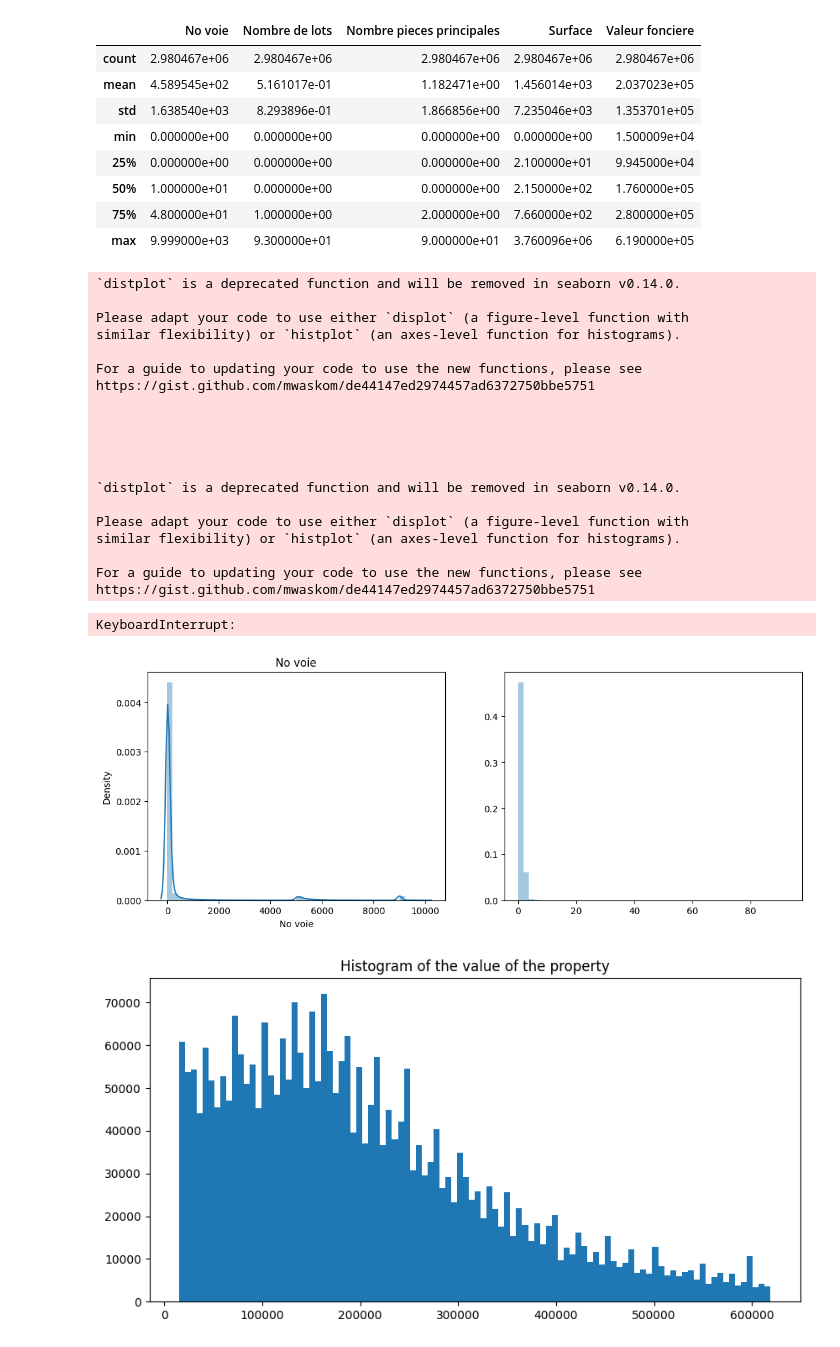
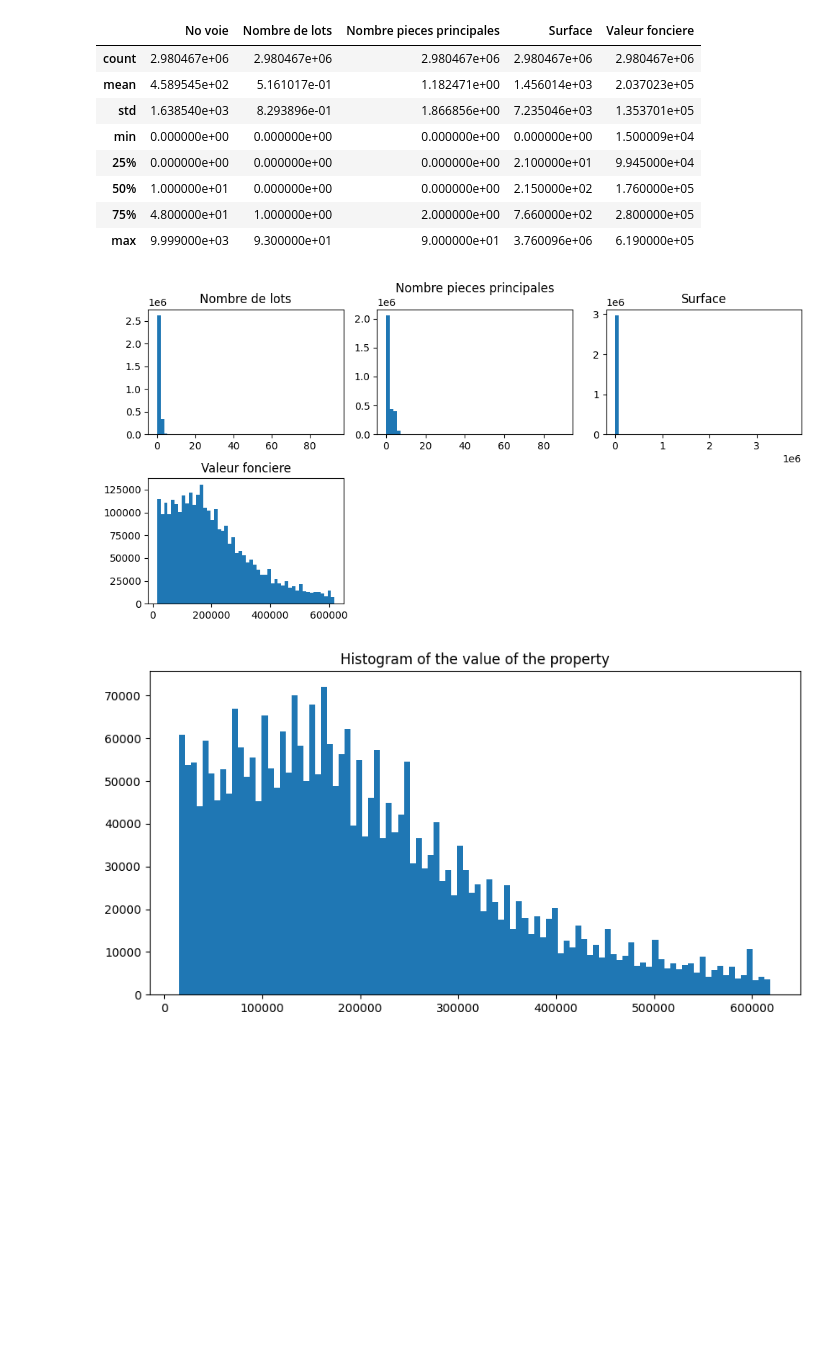
Before and after one commit to JZhg02/MasterCamp, a Jupyter notebook: emerick.ipynb, the cells around one changed output. Drawn from its saved outputs; the diff is of its cells as text; code cells hidden in the pictures; blank space fills up the shorter version.

```diff
--- a/emerick.ipynb
+++ b/emerick.ipynb
@@ -283,35 +283,19 @@ df.describe()
 | 50% | 1.000000e+01 | 0.000000e+00 | 0.000000e+00 | 2.150000e+02 | 1.760000e+05 |
 | 75% | 4.800000e+01 | 1.000000e+00 | 2.000000e+00 | 7.660000e+02 | 2.800000e+05 |
 | max | 9.999000e+03 | 9.300000e+01 | 9.000000e+01 | 3.760096e+06 | 6.190000e+05 |
-# %%
-# Distribution de toutes les valeurs numériques sauf No voie
-
-plt.figure(figsize=(10, 5))
-sns.boxplot(data=df[[c for c in df if c not in ['No voie']]], orient='h')
-plt.title('Boxplot of all numerical values')
-plt.show()
-# %% [output]
-`distplot` is a deprecated function and will be removed in seaborn v0.14.0.
-
-Please adapt your code to use either `displot` (a figure-level function with
-similar flexibility) or `histplot` (an axes-level function for histograms).
-
-For a guide to updating your code to use the new functions, please see
-https://gist.github.com/mwaskom/de44147ed2974457ad6372750bbe5751
-
-
-
-
-
-`distplot` is a deprecated function and will be removed in seaborn v0.14.0.
-
-Please adapt your code to use either `displot` (a figure-level function with
-similar flexibility) or `histplot` (an axes-level function for histograms).
-
-For a guide to updating your code to use the new functions, please see
-https://gist.github.com/mwaskom/de44147ed2974457ad6372750bbe5751
-KeyboardInterrupt:
-[figure, removed]
+# %%
+# Afficher les histogrammes des variables numériques sauf la colonne No voie
+plt.figure(figsize=(10, 5))
+for i, c in enumerate(df.select_dtypes(include=np.number).columns):
+    if c == 'No voie':
+        continue
+    plt.subplot(2, 3, i)
+    plt.hist(df[c], bins=50)
+    plt.title(c)
+plt.tight_layout()
+plt.show()
+# %% [output]
+[figure, added]
 # %%
 # Histograms de la valeur foncière
 
```
Also changed, not shown: parts of 6 cells of this notebook, 1 other file.
